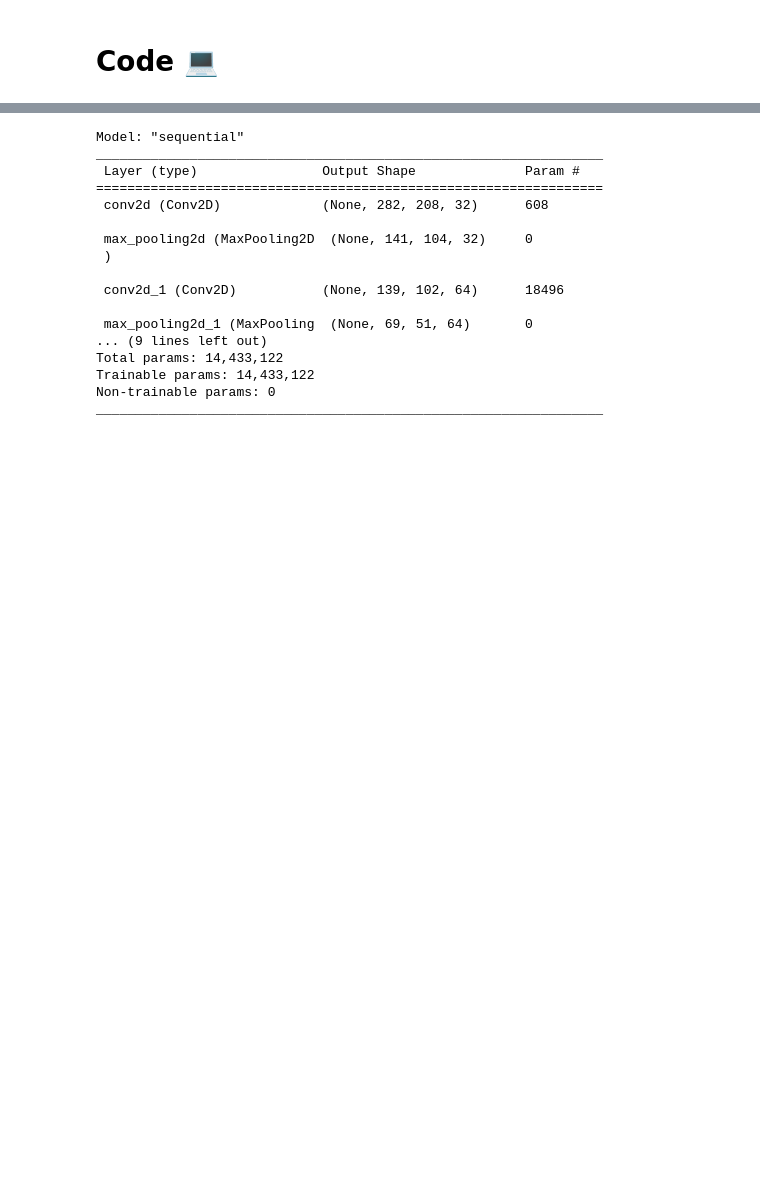
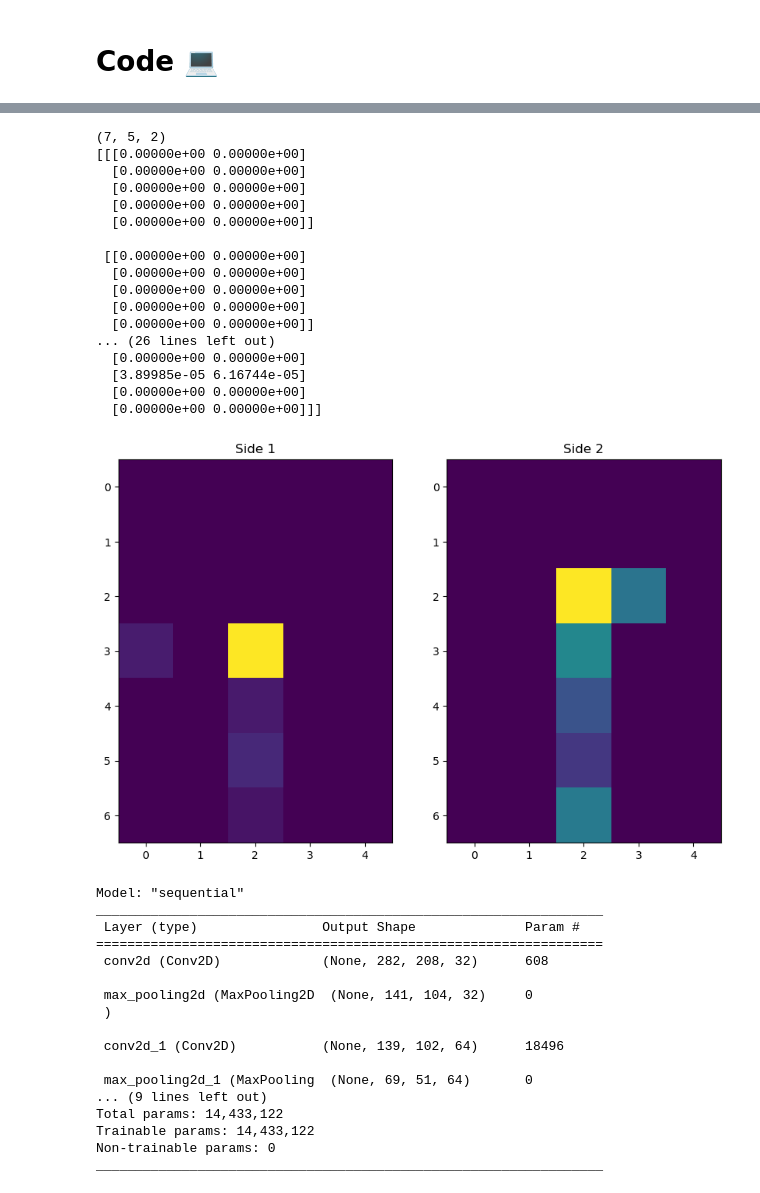
Before and after one commit to dhebel/babycal, a Jupyter notebook: exploratory.ipynb, the cells around one changed output, grey strips where cells are left out. Cells and saved outputs as stored; diff of their text form; code cells hidden in the pictures; blank space fills up the shorter version.

```diff
--- a/exploratory.ipynb
+++ b/exploratory.ipynb
@@ -157,3 +77,40 @@ plt.show()
+# %%
+# Print matrix shape
+np.set_printoptions(precision=5, suppress=False)
+
+# Reconstruction of the matrix
+matrix = reconstruct_matrix(data)
+
+# Plotting the matrix
+print(matrix.shape)
+print(matrix)
+
+# Plotting the matrix
+fig, axs = plt.subplots(1, 2, figsize=(10, 10))
+axs[0].imshow(matrix[:, :, 0])
+axs[0].set_title("Side 1")
+axs[1].imshow(matrix[:, :, 1])
+axs[1].set_title("Side 2")
+plt.show()
+# %% [output]
+(7, 5, 2)
+[[[0.00000e+00 0.00000e+00]
+  [0.00000e+00 0.00000e+00]
+  [0.00000e+00 0.00000e+00]
+  [0.00000e+00 0.00000e+00]
+  [0.00000e+00 0.00000e+00]]
+
+ [[0.00000e+00 0.00000e+00]
+  [0.00000e+00 0.00000e+00]
+  [0.00000e+00 0.00000e+00]
+  [0.00000e+00 0.00000e+00]
+  [0.00000e+00 0.00000e+00]]
+... (26 lines left out)
+  [0.00000e+00 0.00000e+00]
+  [3.89985e-05 6.16744e-05]
+  [0.00000e+00 0.00000e+00]
+  [0.00000e+00 0.00000e+00]]]
+[figure, added]
 # %%
 # CNN
 # We will use a CNN to classify the events.
```
Also changed, not shown: parts of 12 cells of this notebook, 13 other files.
